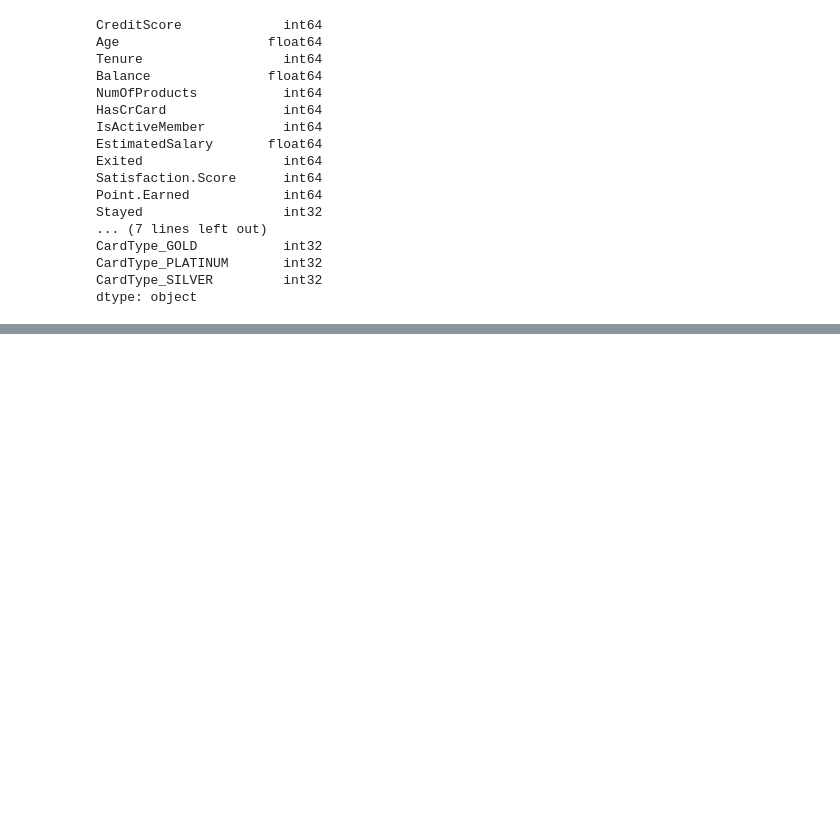
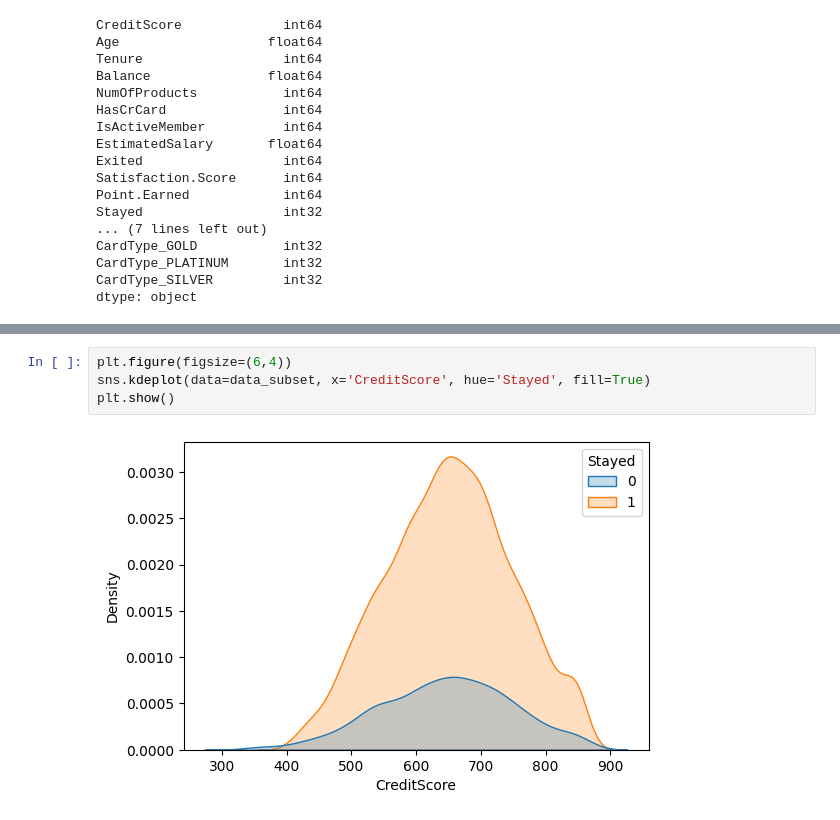
Before and after one commit to filiptrivan/mini-ml-projects, a Jupyter notebook: decision-tree.ipynb, the cells around one changed output, grey strips where cells are left out. Drawn from its saved outputs; the diff is of its cells as text; blank space fills up the shorter version.

```diff
--- a/decision-tree.ipynb
+++ b/decision-tree.ipynb
@@ -137,0 +120,6 @@ data_subset = data[data['Age'] <= 87]
+# %%
+plt.figure(figsize=(6,4))
+sns.kdeplot(data=data_subset, x='CreditScore', hue='Stayed', fill=True)
+plt.show()
+# %% [output]
+[figure, added]
```
Also changed, not shown: parts of 6 cells of this notebook.
